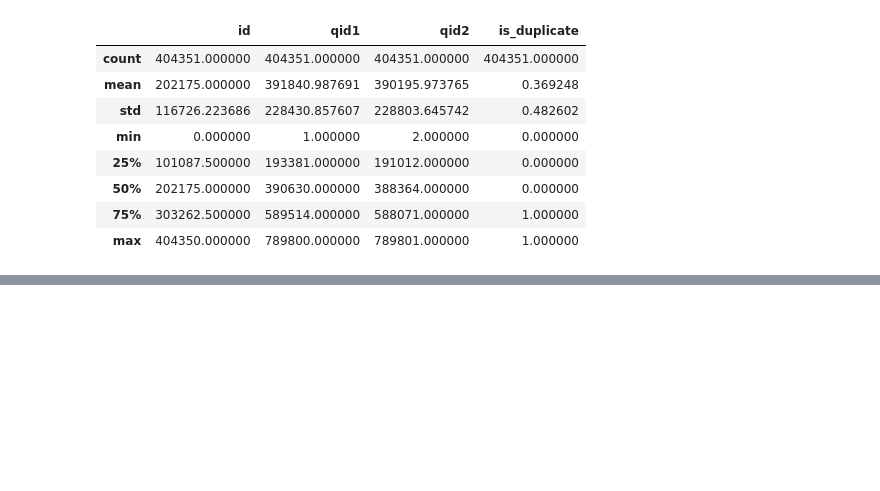
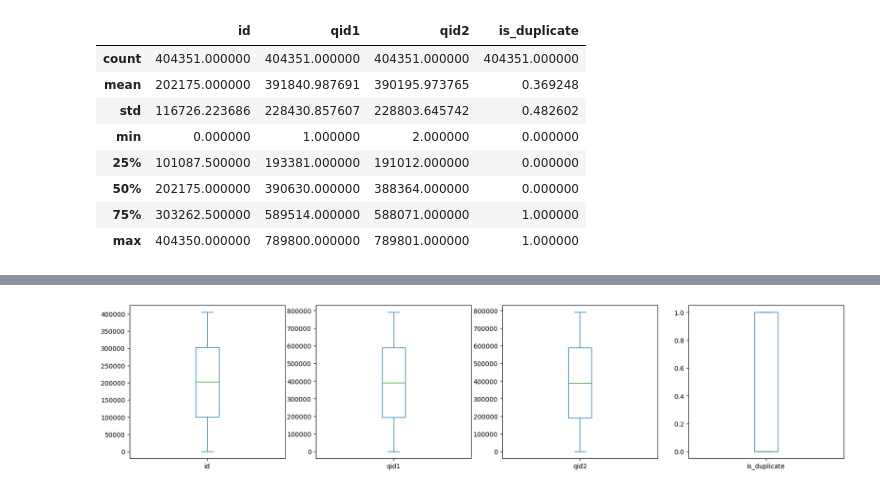
Before and after one commit to Dhouib-Mohamed/Duplicate-Question-Predictor, a Jupyter notebook: notebooks/raw_visualization.ipynb, the cells around one changed output, grey strips where cells are left out. Saved outputs shown, nothing was run; the diff lists cells and outputs as text; code cells hidden in the pictures; blank space fills up the shorter version.

```diff
--- a/notebooks/raw_visualization.ipynb
+++ b/notebooks/raw_visualization.ipynb
@@ -79,0 +55,4 @@ AttributeError: 'Series' object has no attribute 'select_dtypes'
+# %%
+vis.boxPlotAll(data)
+# %% [output]
+[figure, added]
```
Also changed, not shown: parts of 10 cells of this notebook.
